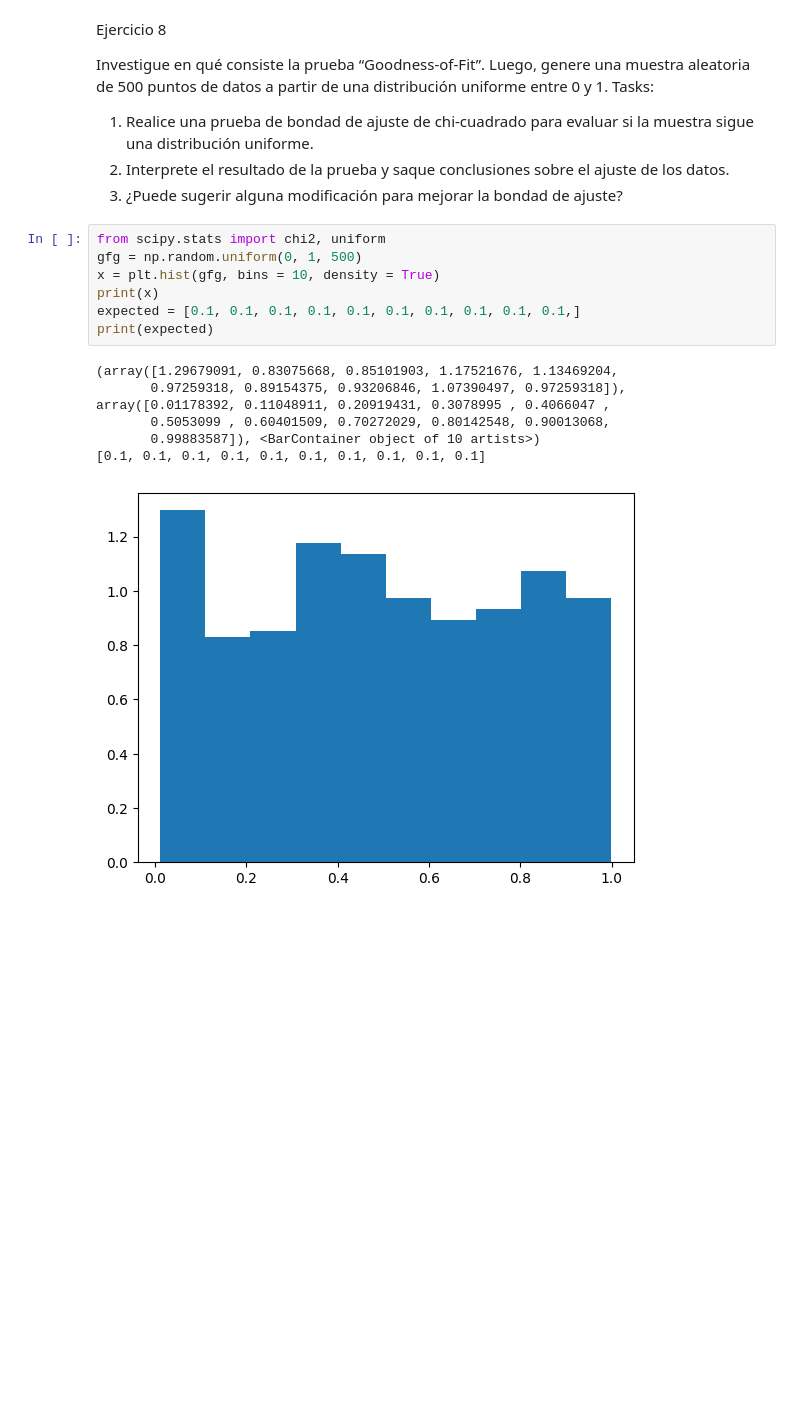
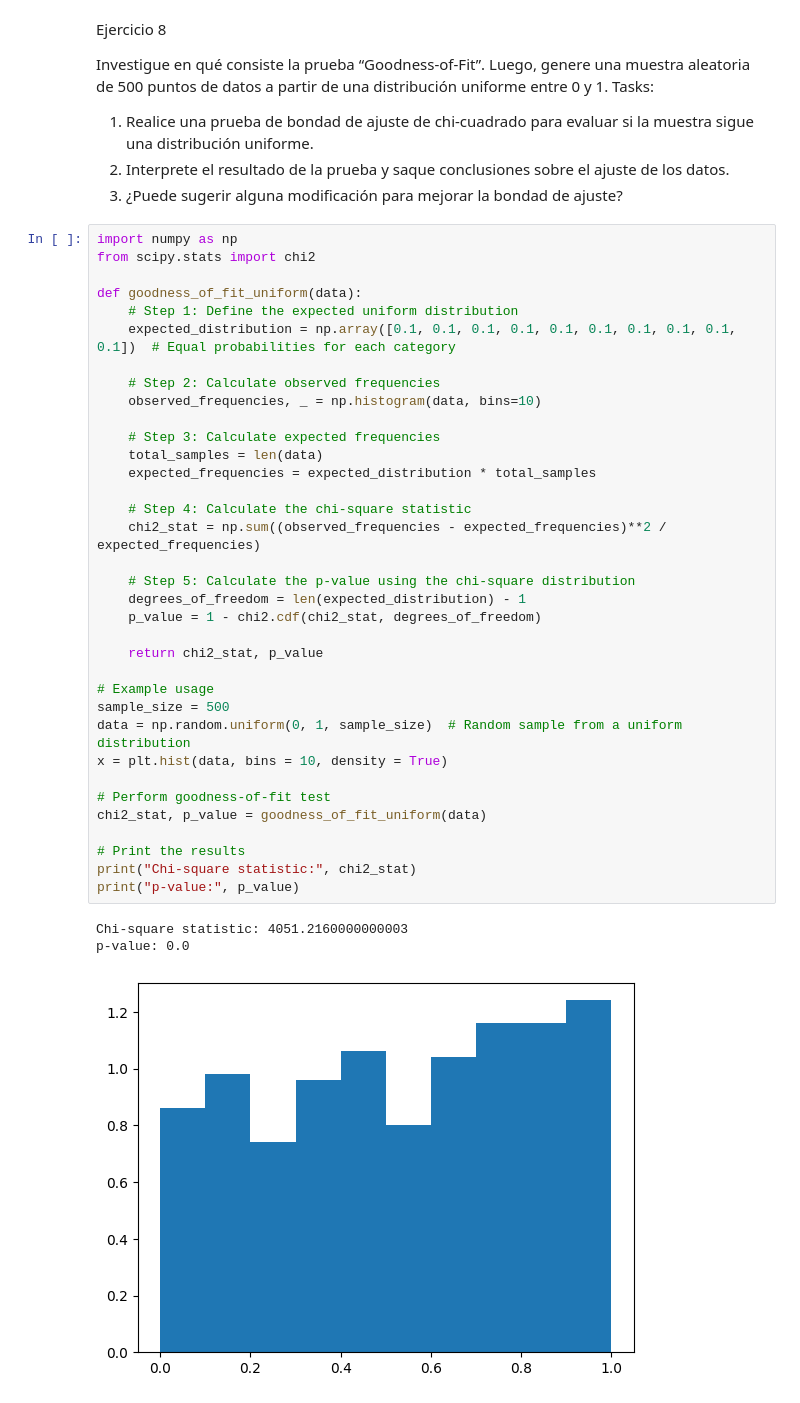
Before and after one commit to 20Candy/Lab1_Simulacion, a Jupyter notebook: main.ipynb, the cells around one changed output. Cells and saved outputs as stored; diff of their text form; blank space fills up the shorter version.

```diff
--- a/main.ipynb
+++ b/main.ipynb
@@ -236,17 +245,42 @@ Tasks:
 uniforme.
 2. Interprete el resultado de la prueba y saque conclusiones sobre el ajuste de los datos.
 3. ¿Puede sugerir alguna modificación para mejorar la bondad de ajuste?
-# %%
-from scipy.stats import chi2, uniform
-gfg = np.random.uniform(0, 1, 500)
-x = plt.hist(gfg, bins = 10, density = True)
-print(x)
-expected = [0.1, 0.1, 0.1, 0.1, 0.1, 0.1, 0.1, 0.1, 0.1, 0.1,]
-print(expected)
-# %% [output]
-(array([1.29679091, 0.83075668, 0.85101903, 1.17521676, 1.13469204,
-       0.97259318, 0.89154375, 0.93206846, 1.07390497, 0.97259318]), array([0.01178392, 0.11048911, 0.20919431, 0.3078995 , 0.4066047 ,
-       0.5053099 , 0.60401509, 0.70272029, 0.80142548, 0.90013068,
-       0.99883587]), <BarContainer object of 10 artists>)
-[0.1, 0.1, 0.1, 0.1, 0.1, 0.1, 0.1, 0.1, 0.1, 0.1]
-[figure, removed]
+# %%
+import numpy as np
+from scipy.stats import chi2
+
+def goodness_of_fit_uniform(data):
+    # Step 1: Define the expected uniform distribution
+    expected_distribution = np.array([0.1, 0.1, 0.1, 0.1, 0.1, 0.1, 0.1, 0.1, 0.1, 0.1])  # Equal probabilities for each category
+
+    # Step 2: Calculate observed frequencies
+    observed_frequencies, _ = np.histogram(data, bins=10)
+
+    # Step 3: Calculate expected frequencies
+    total_samples = len(data)
+    expected_frequencies = expected_distribution * total_samples
+
+    # Step 4: Calculate the chi-square statistic
+    chi2_stat = np.sum((observed_frequencies - expected_frequencies)**2 / expected_frequencies)
+
+    # Step 5: Calculate the p-value using the chi-square distribution
+    degrees_of_freedom = len(expected_distribution) - 1
+    p_value = 1 - chi2.cdf(chi2_stat, degrees_of_freedom)
+
+    return chi2_stat, p_value
+
+# Example usage
+sample_size = 500
+data = np.random.uniform(0, 1, sample_size)  # Random sample from a uniform distribution
+x = plt.hist(data, bins = 10, density = True)
+
+# Perform goodness-of-fit test
+chi2_stat, p_value = goodness_of_fit_uniform(data)
+
+# Print the results
+print("Chi-square statistic:", chi2_stat)
+print("p-value:", p_value)
+# %% [output]
+Chi-square statistic: 4051.2160000000003
+p-value: 0.0
+[figure, added]
```
Also changed, not shown: parts of 2 cells of this notebook.
